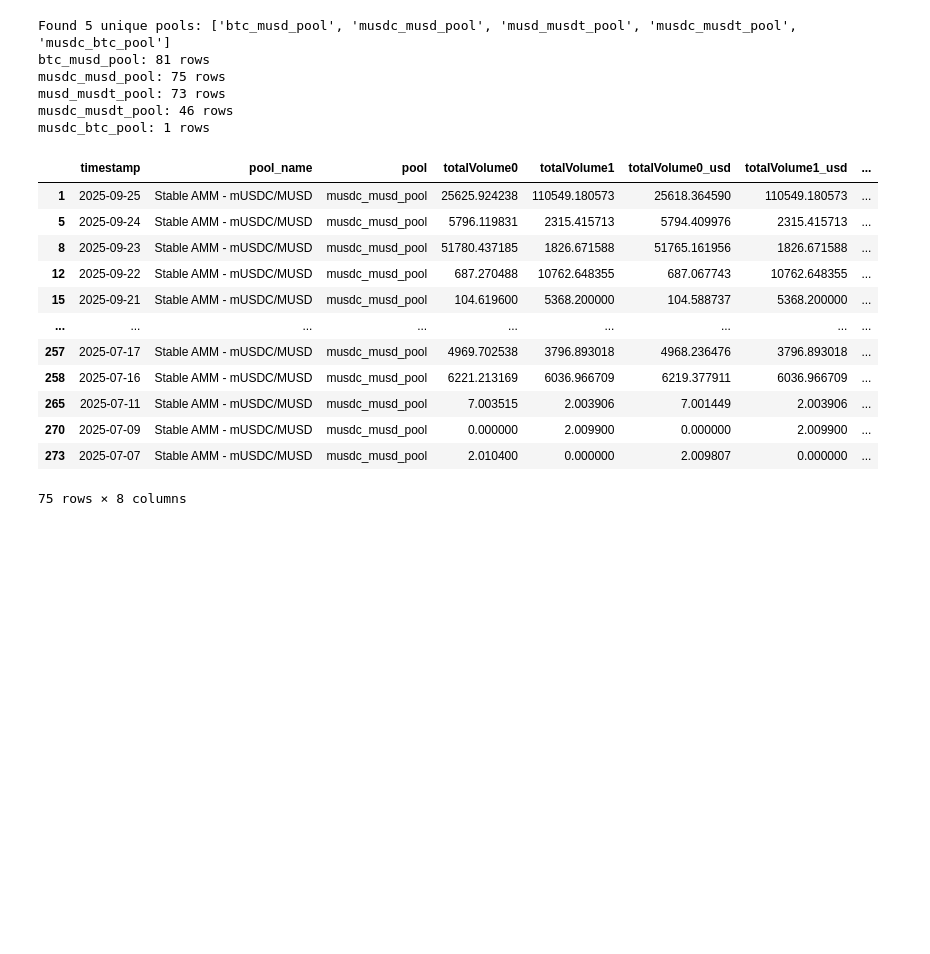
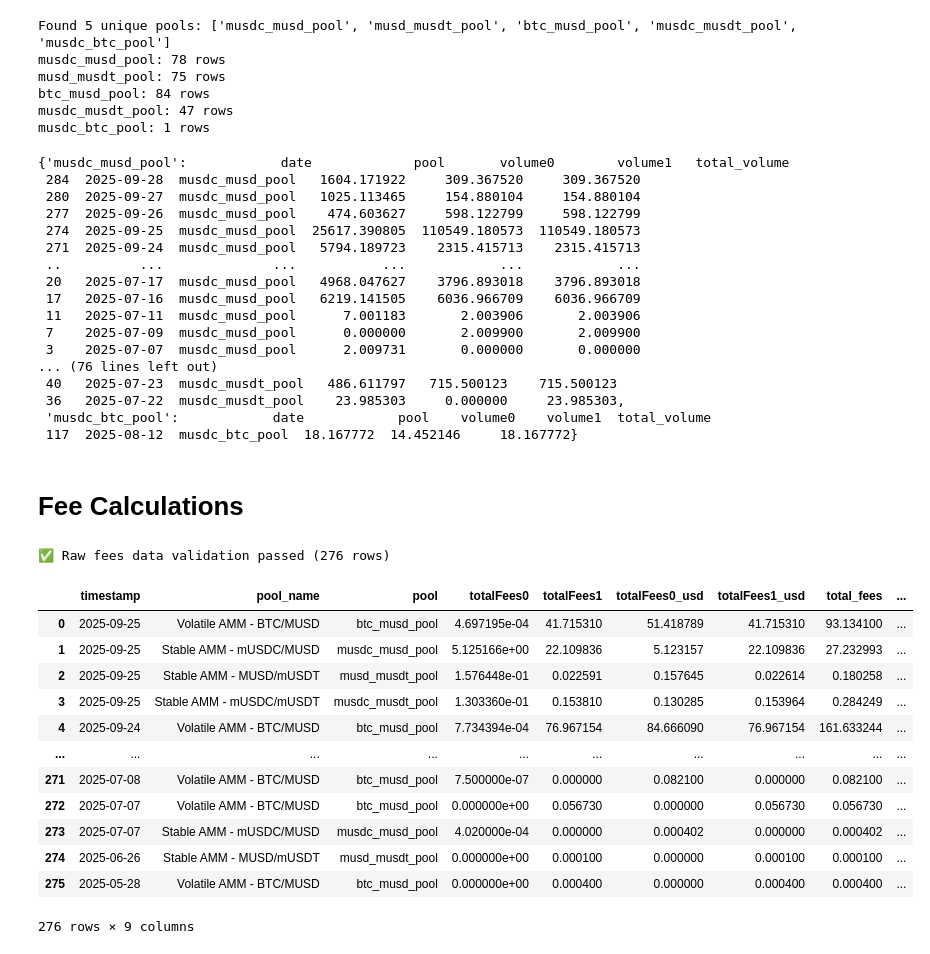
Before and after one commit to thesis/mezo-analytics, a Jupyter notebook: notebooks/pools-02-09_2025.ipynb, the cells around one changed output. Drawn from its saved outputs; the diff is of its cells as text; code cells hidden in the pictures; blank space fills up the shorter version.

```diff
--- a/notebooks/pools-02-09_2025.ipynb
+++ b/notebooks/pools-02-09_2025.ipynb
@@ -158,36 +424,40 @@ for pool in volume_clean['pool']:
 pools = {}
 
 # Get unique pools
-unique_pools = volume_clean['pool'].unique()
+unique_pools = daily_volume['pool'].unique()
 print(f"Found {len(unique_pools)} unique pools: {list(unique_pools)}")
 
 # Create a separate dataframe for each pool
 for pool_name in unique_pools:
     if pd.notna(pool_name):  # Skip NaN values if any
-        pool_df = volume_clean[volume_clean['pool'] == pool_name].copy()
+        pool_df = daily_volume[daily_volume['pool'] == pool_name].copy()
         pools[pool_name] = pool_df
         print(f"{pool_name}: {len(pool_df)} rows")
 
 # Access individual pool dataframes like this:
-pools['btc_musd_pool']
-pools['musdc_musd_pool']
+
+pools
 # %% [output]
-Found 5 unique pools: ['btc_musd_pool', 'musdc_musd_pool', 'musd_musdt_pool', 'musdc_musdt_pool', 'musdc_btc_pool']
-btc_musd_pool: 81 rows
-musdc_musd_pool: 75 rows
-musd_musdt_pool: 73 rows
-musdc_musdt_pool: 46 rows
+Found 5 unique pools: ['musdc_musd_pool', 'musd_musdt_pool', 'btc_musd_pool', 'musdc_musdt_pool', 'musdc_btc_pool']
+musdc_musd_pool: 78 rows
+musd_musdt_pool: 75 rows
+btc_musd_pool: 84 rows
+musdc_musdt_pool: 47 rows
 musdc_btc_pool: 1 rows
-|  | timestamp | pool_name | pool | totalVolume0 | totalVolume1 | totalVolume0_usd | totalVolume1_usd | ... |
-| 1 | 2025-09-25 | Stable AMM - mUSDC/MUSD | musdc_musd_pool | 25625.924238 | 110549.180573 | 25618.364590 | 110549.180573 | ... |
-| 5 | 2025-09-24 | Stable AMM - mUSDC/MUSD | musdc_musd_pool | 5796.119831 | 2315.415713 | 5794.409976 | 2315.415713 | ... |
-| 8 | 2025-09-23 | Stable AMM - mUSDC/MUSD | musdc_musd_pool | 51780.437185 | 1826.671588 | 51765.161956 | 1826.671588 | ... |
-| 12 | 2025-09-22 | Stable AMM - mUSDC/MUSD | musdc_musd_pool | 687.270488 | 10762.648355 | 687.067743 | 10762.648355 | ... |
-| 15 | 2025-09-21 | Stable AMM - mUSDC/MUSD | musdc_musd_pool | 104.619600 | 5368.200000 | 104.588737 | 5368.200000 | ... |
-| ... | ... | ... | ... | ... | ... | ... | ... | ... |
-| 257 | 2025-07-17 | Stable AMM - mUSDC/MUSD | musdc_musd_pool | 4969.702538 | 3796.893018 | 4968.236476 | 3796.893018 | ... |
-| 258 | 2025-07-16 | Stable AMM - mUSDC/MUSD | musdc_musd_pool | 6221.213169 | 6036.966709 | 6219.377911 | 6036.966709 | ... |
-| 265 | 2025-07-11 | Stable AMM - mUSDC/MUSD | musdc_musd_pool | 7.003515 | 2.003906 | 7.001449 | 2.003906 | ... |
-| 270 | 2025-07-09 | Stable AMM - mUSDC/MUSD | musdc_musd_pool | 0.000000 | 2.009900 | 0.000000 | 2.009900 | ... |
-| 273 | 2025-07-07 | Stable AMM - mUSDC/MUSD | musdc_musd_pool | 2.010400 | 0.000000 | 2.009807 | 0.000000 | ... |
-75 rows × 8 columns
+{'musdc_musd_pool':            date             pool       volume0        volume1   total_volume
+ 284  2025-09-28  musdc_musd_pool   1604.171922     309.367520     309.367520
+ 280  2025-09-27  musdc_musd_pool   1025.113465     154.880104     154.880104
+ 277  2025-09-26  musdc_musd_pool    474.603627     598.122799     598.122799
+ 274  2025-09-25  musdc_musd_pool  25617.390805  110549.180573  110549.180573
+ 271  2025-09-24  musdc_musd_pool   5794.189723    2315.415713    2315.415713
+ ..          ...              ...           ...            ...            ...
+ 20   2025-07-17  musdc_musd_pool   4968.047627    3796.893018    3796.893018
+ 17   2025-07-16  musdc_musd_pool   6219.141505    6036.966709    6036.966709
+ 11   2025-07-11  musdc_musd_pool      7.001183       2.003906       2.003906
+ 7    2025-07-09  musdc_musd_pool      0.000000       2.009900       2.009900
+ 3    2025-07-07  musdc_musd_pool      2.009731       0.000000       0.000000
+... (76 lines left out)
+ 40   2025-07-23  musdc_musdt_pool   486.611797   715.500123    715.500123
+ 36   2025-07-22  musdc_musdt_pool    23.985303     0.000000     23.985303,
+ 'musdc_btc_pool':            date            pool    volume0    volume1  total_volume
+ 117  2025-08-12  musdc_btc_pool  18.167772  14.452146     18.167772}
@@ -198,0 +472,22 @@ musdc_btc_pool: 1 rows
+# %% [markdown]
+# Fee Calculations
+# %%
+fees_clean = process_fees_data(fees_data)
+# %% [output]
+✅ Raw fees data validation passed (276 rows)
+# %%
+fees_clean
+# %% [output]
+|  | timestamp | pool_name | pool | totalFees0 | totalFees1 | totalFees0_usd | totalFees1_usd | total_fees | ... |
+| 0 | 2025-09-25 | Volatile AMM - BTC/MUSD | btc_musd_pool | 4.697195e-04 | 41.715310 | 51.418789 | 41.715310 | 93.134100 | ... |
+| 1 | 2025-09-25 | Stable AMM - mUSDC/MUSD | musdc_musd_pool | 5.125166e+00 | 22.109836 | 5.123157 | 22.109836 | 27.232993 | ... |
+| 2 | 2025-09-25 | Stable AMM - MUSD/mUSDT | musd_musdt_pool | 1.576448e-01 | 0.022591 | 0.157645 | 0.022614 | 0.180258 | ... |
+| 3 | 2025-09-25 | Stable AMM - mUSDC/mUSDT | musdc_musdt_pool | 1.303360e-01 | 0.153810 | 0.130285 | 0.153964 | 0.284249 | ... |
+| 4 | 2025-09-24 | Volatile AMM - BTC/MUSD | btc_musd_pool | 7.734394e-04 | 76.967154 | 84.666090 | 76.967154 | 161.633244 | ... |
+| ... | ... | ... | ... | ... | ... | ... | ... | ... | ... |
+| 271 | 2025-07-08 | Volatile AMM - BTC/MUSD | btc_musd_pool | 7.500000e-07 | 0.000000 | 0.082100 | 0.000000 | 0.082100 | ... |
+| 272 | 2025-07-07 | Volatile AMM - BTC/MUSD | btc_musd_pool | 0.000000e+00 | 0.056730 | 0.000000 | 0.056730 | 0.056730 | ... |
+| 273 | 2025-07-07 | Stable AMM - mUSDC/MUSD | musdc_musd_pool | 4.020000e-04 | 0.000000 | 0.000402 | 0.000000 | 0.000402 | ... |
+| 274 | 2025-06-26 | Stable AMM - MUSD/mUSDT | musd_musdt_pool | 0.000000e+00 | 0.000100 | 0.000000 | 0.000100 | 0.000100 | ... |
+| 275 | 2025-05-28 | Volatile AMM - BTC/MUSD | btc_musd_pool | 0.000000e+00 | 0.000400 | 0.000000 | 0.000400 | 0.000400 | ... |
+276 rows × 9 columns
```
Also changed, not shown: parts of 37 cells of this notebook, 2 other files.
